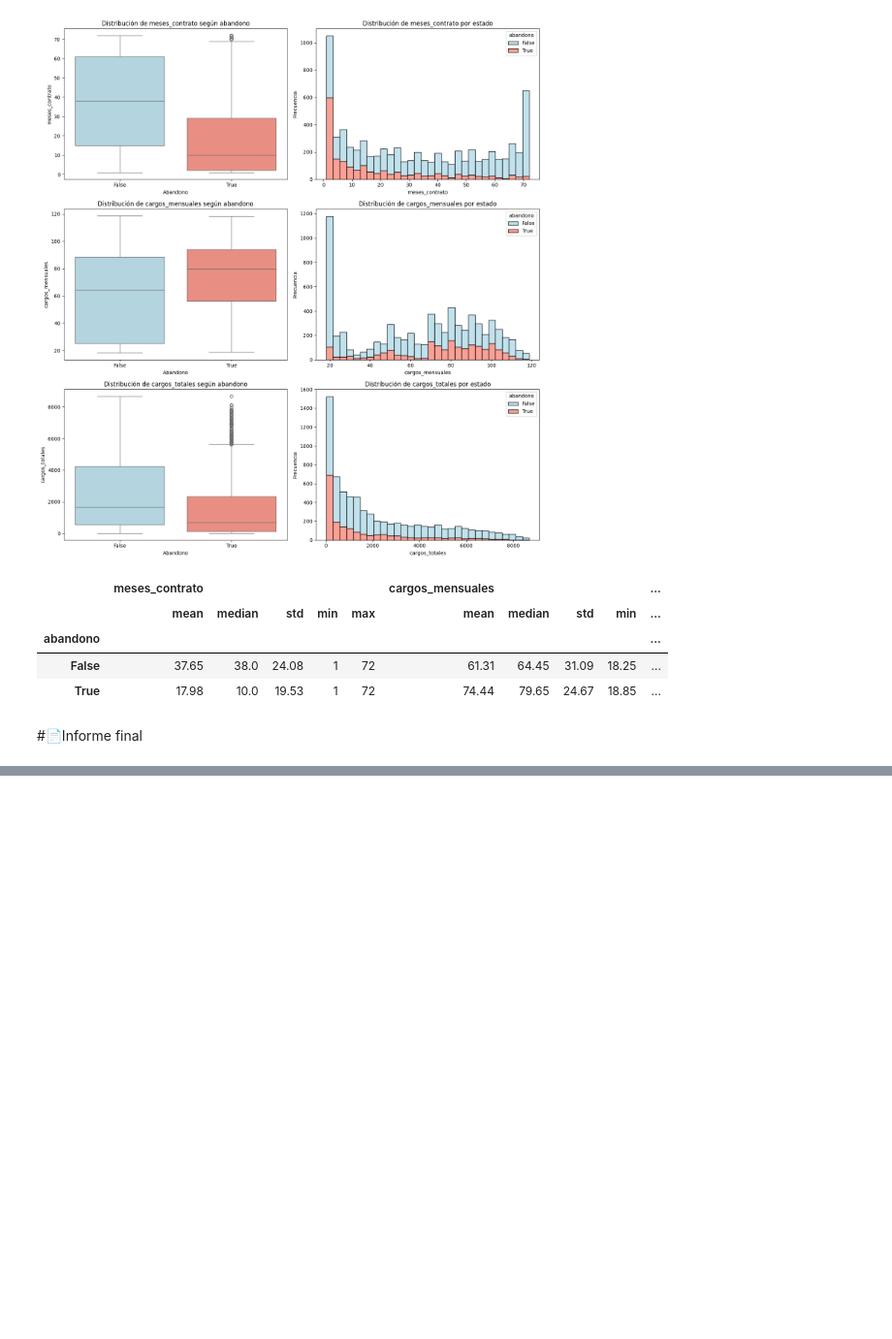
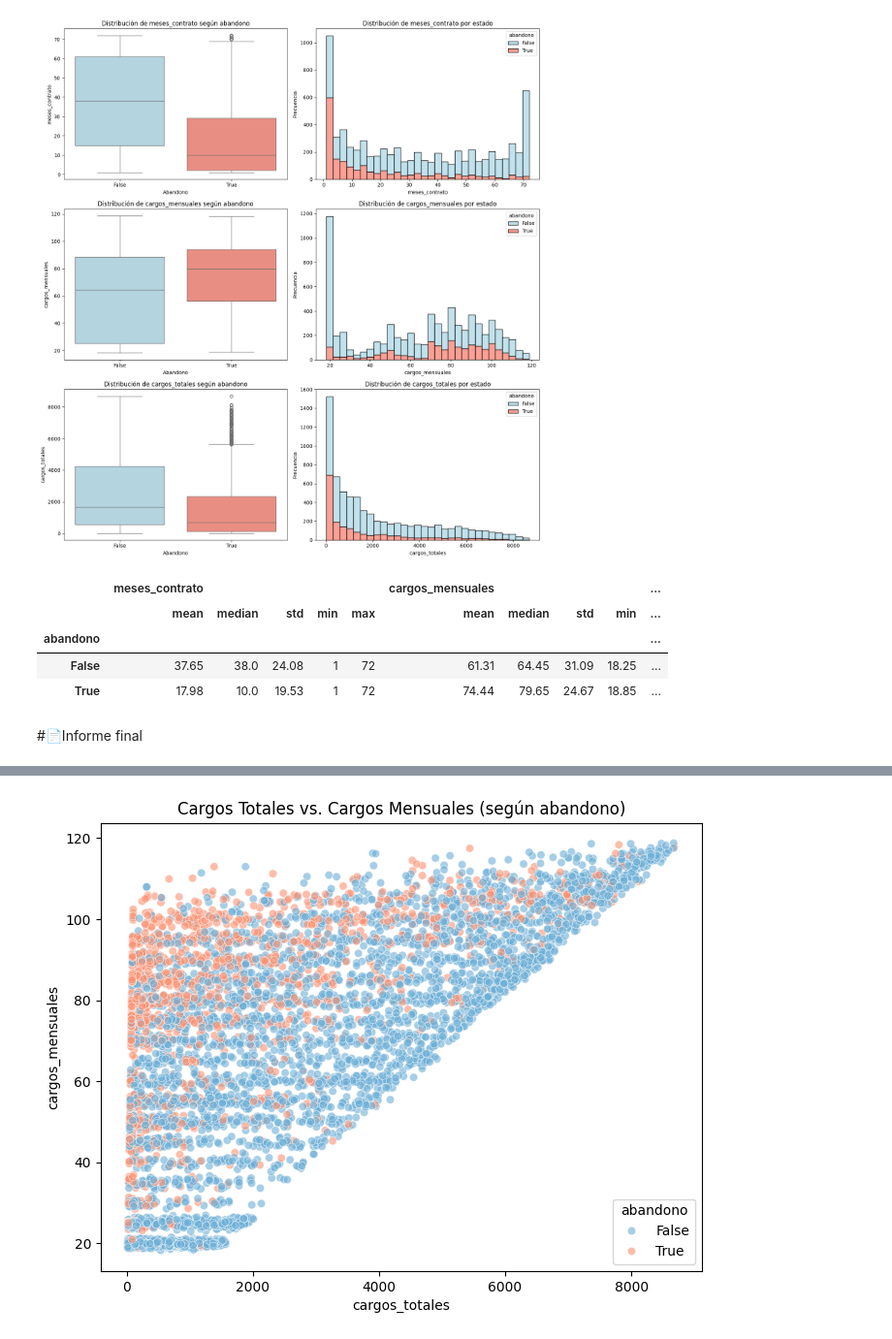
Before and after one commit to Tora0407/Challenge-TelecomX-Fase1, a Jupyter notebook: TelecomX_LATAM.ipynb, the cells around one changed output, grey strips where cells are left out. Shown at 97% size. Saved outputs shown, nothing was run; the diff lists cells and outputs as text; code cells hidden in the pictures; blank space fills up the shorter version.

```diff
--- a/TelecomX_LATAM.ipynb
+++ b/TelecomX_LATAM.ipynb
@@ -737,0 +764,10 @@ Incluye visualizaciones de:
+# %%
+plt.figure(figsize=(8,6))
+sns.scatterplot(
+    x="cargos_totales", y="cargos_mensuales",
+    hue="abandono", data=df, palette={0:"#6BAED6", 1:"#FC9272"}, alpha=0.6
+)
+plt.title("Cargos Totales vs. Cargos Mensuales (según abandono)")
+plt.show()
+# %% [output]
+[figure, added]
```
Also changed, not shown: parts of 10 cells of this notebook.
